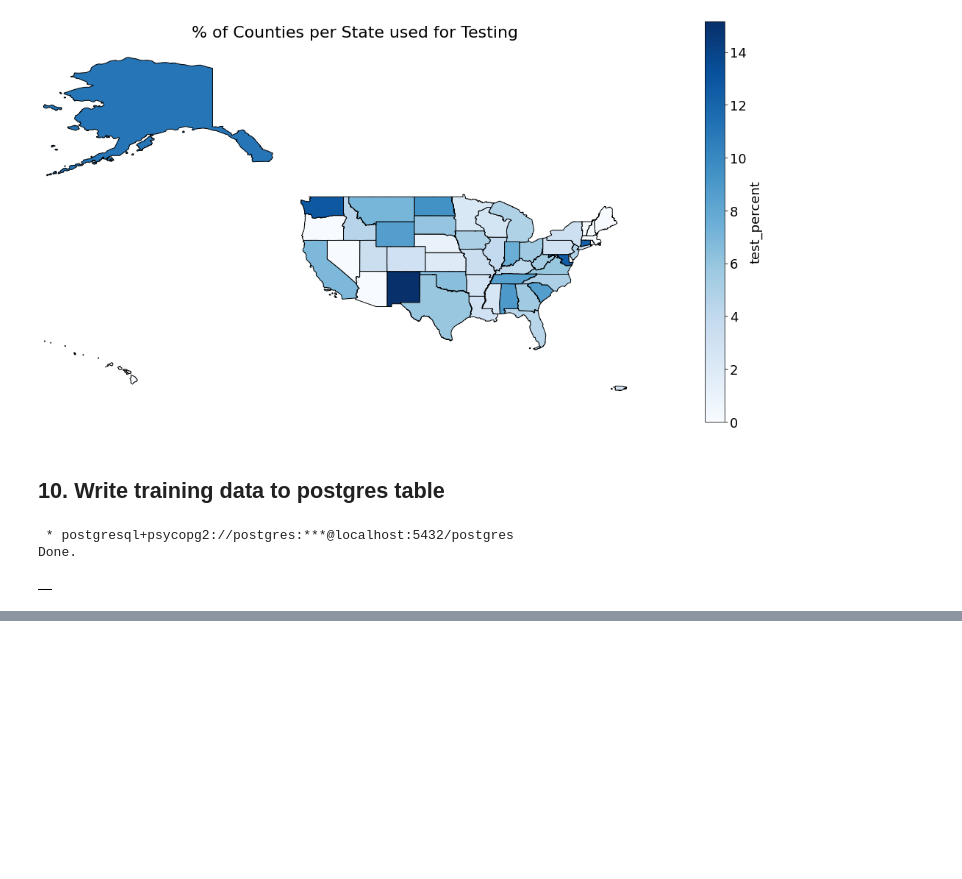
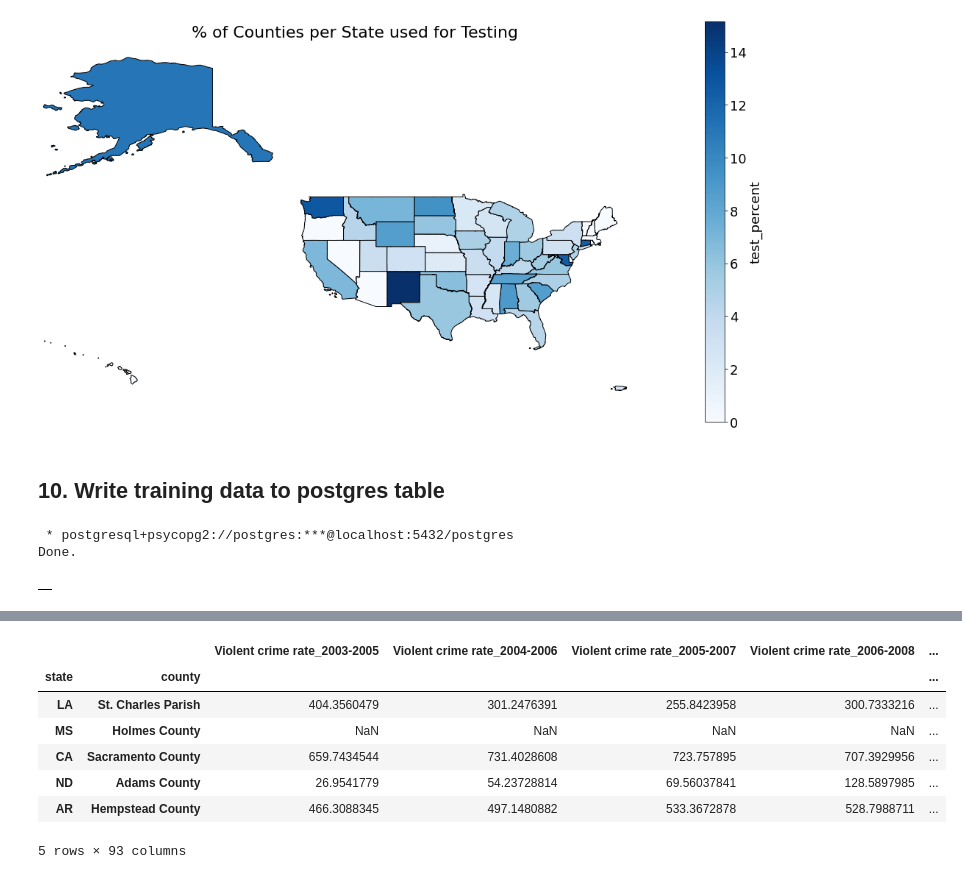
Before and after one commit to Xuehong-pdx/Collaborative-Projects, a Jupyter notebook: county_health_preprocessing.ipynb, the cells around one changed output, grey strips where cells are left out. Saved outputs shown, nothing was run; the diff lists cells and outputs as text; code cells hidden in the pictures; blank space fills up the shorter version.

```diff
--- a/county_health_preprocessing.ipynb
+++ b/county_health_preprocessing.ipynb
@@ -504,3 +516,16 @@ Done.
+# %%
+df_train_copy = df_train.copy()
+df_train_copy.columns = ['_'.join(col) for col in df_train_copy.columns]
+df_train_copy.head()
+# %% [output]
+|  |  | Violent crime rate_2003-2005 | Violent crime rate_2004-2006 | Violent crime rate_2005-2007 | Violent crime rate_2006-2008 | ... |
+| state | county |  |  |  |  | ... |
+| LA | St. Charles Parish | 404.3560479 | 301.2476391 | 255.8423958 | 300.7333216 | ... |
+| MS | Holmes County | NaN | NaN | NaN | NaN | ... |
+| CA | Sacramento County | 659.7434544 | 731.4028608 | 723.757895 | 707.3929956 | ... |
+| ND | Adams County | 26.9541779 | 54.23728814 | 69.56037841 | 128.5897985 | ... |
+| AR | Hempstead County | 466.3088345 | 497.1480882 | 533.3672878 | 528.7988711 | ... |
+5 rows × 93 columns
 # %%
 #This doesn't work right now because of the multi-index for columns...
 # To fix this, I plan to pivot the data first (see stack function) so it has a year_span column that I can work with...
```
Also changed, not shown: parts of 6 cells of this notebook.
